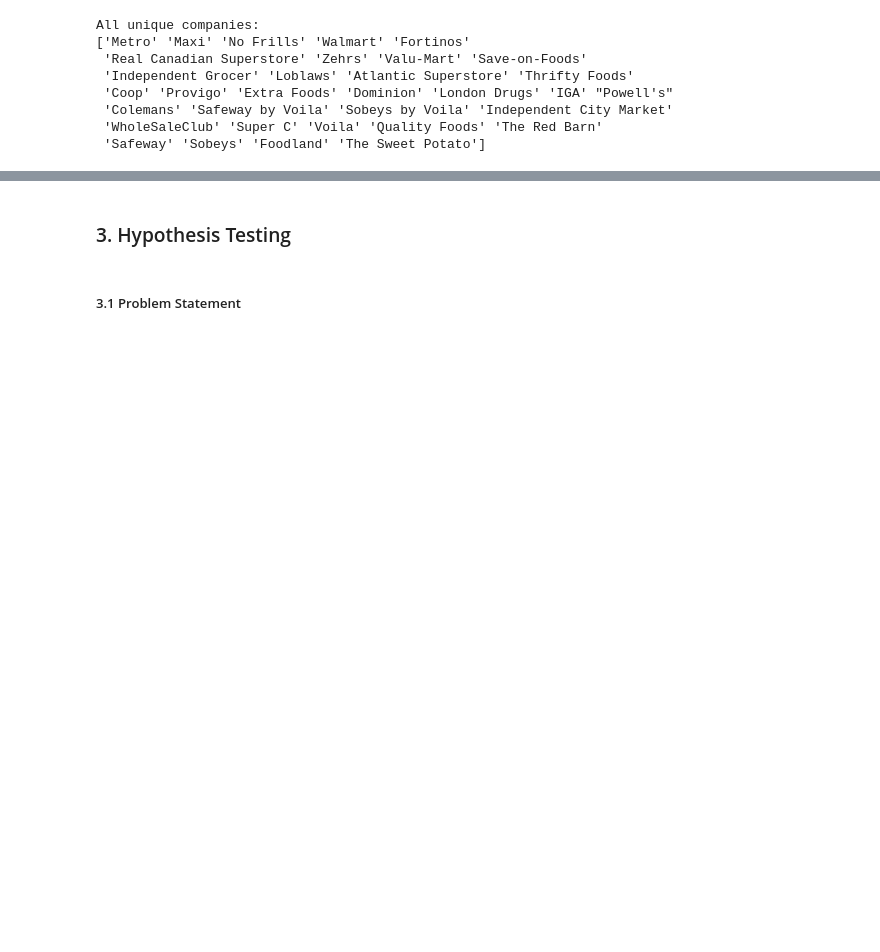
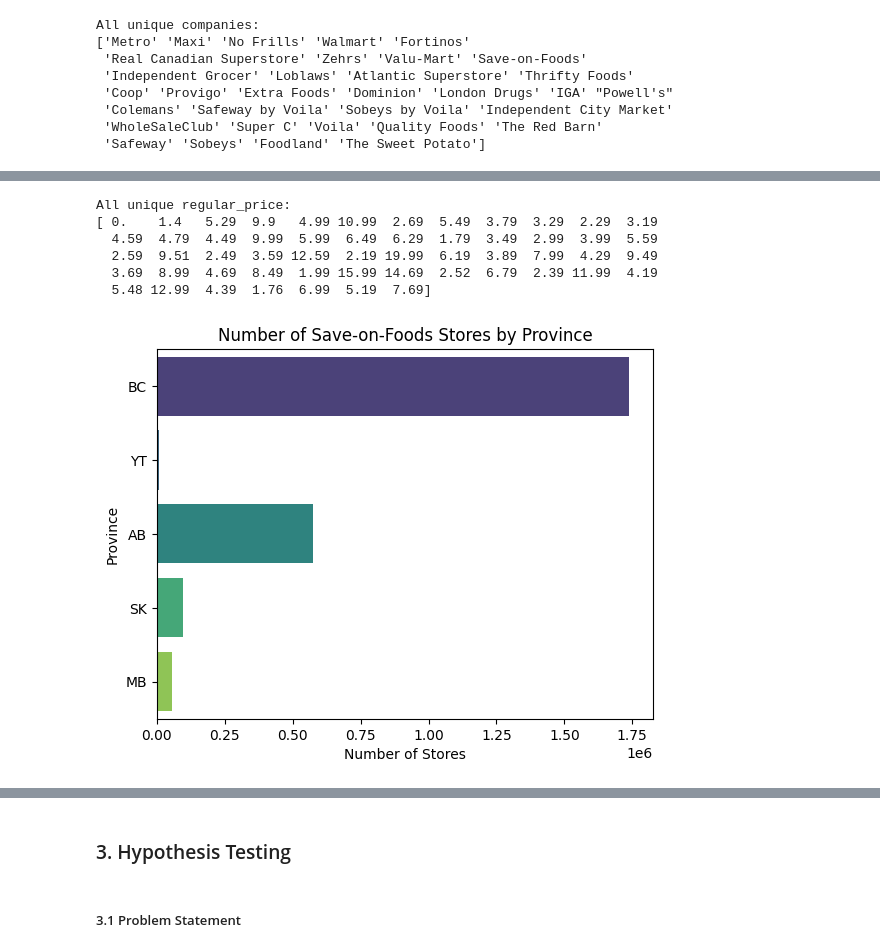
Before and after one commit to leningschulich/schulich_data_science, a Jupyter notebook: acp/Dynamic_Pricing.ipynb, the cells around one changed output, grey strips where cells are left out. Drawn from its saved outputs; the diff is of its cells as text; code cells hidden in the pictures; blank space fills up the shorter version.

```diff
--- a/acp/Dynamic_Pricing.ipynb
+++ b/acp/Dynamic_Pricing.ipynb
@@ -415,3 +415,5 @@ plt.show()
 # %% [output]
 TypeError: ufunc 'isfinite' not supported for the input types, and the inputs could not be safely coerced to any supported types according to the casting rule ''safe''
 [figure]
+# %%
+df['province'] = df['province'].replace({'British Columbia': 'BC', 'Saskatchewan': 'SK'})
@@ -474,0 +495,25 @@ std    9.679152e-01  3.611170e+00  15.844597
+# %%
+
+# Find all unique values in the 'company' column
+unique_regular_price = save_on_foods_data['regular_price'].unique()
+
+# Print unique values
+print("All unique regular_price:")
+print(unique_regular_price)
+# %% [output]
+All unique regular_price:
+[ 0.    1.4   5.29  9.9   4.99 10.99  2.69  5.49  3.79  3.29  2.29  3.19
+  4.59  4.79  4.49  9.99  5.99  6.49  6.29  1.79  3.49  2.99  3.99  5.59
+  2.59  9.51  2.49  3.59 12.59  2.19 19.99  6.19  3.89  7.99  4.29  9.49
+  3.69  8.99  4.69  8.49  1.99 15.99 14.69  2.52  6.79  2.39 11.99  4.19
+  5.48 12.99  4.39  1.76  6.99  5.19  7.69]
+# %%
+# 2. Visualization
+
+sns.countplot(data=save_on_foods_data, y='province', palette='viridis')
+plt.xlabel('Number of Stores')
+plt.ylabel('Province')
+plt.title('Number of Save-on-Foods Stores by Province')
+plt.show()
+# %% [output]
+[figure, added]
```
Also changed, not shown: parts of 14 cells of this notebook.
